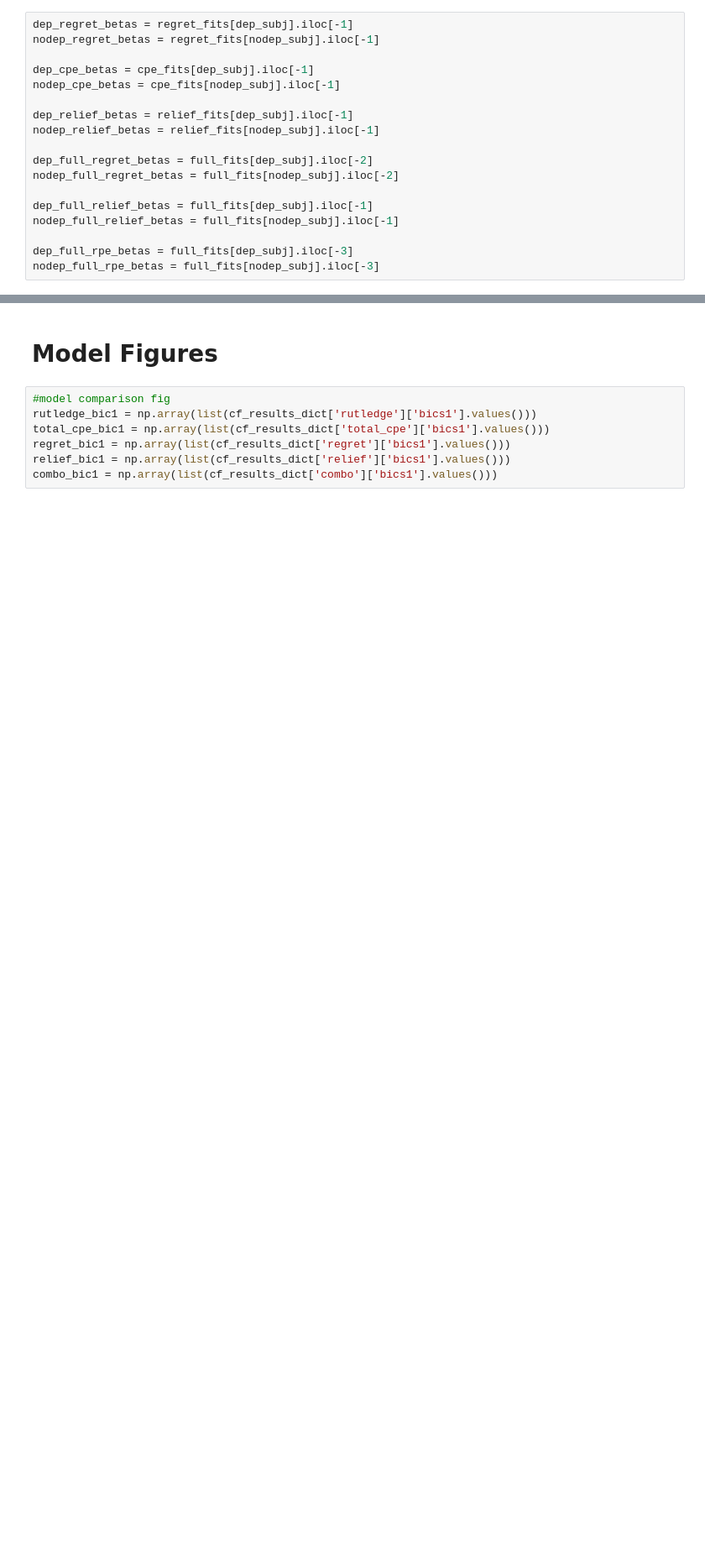
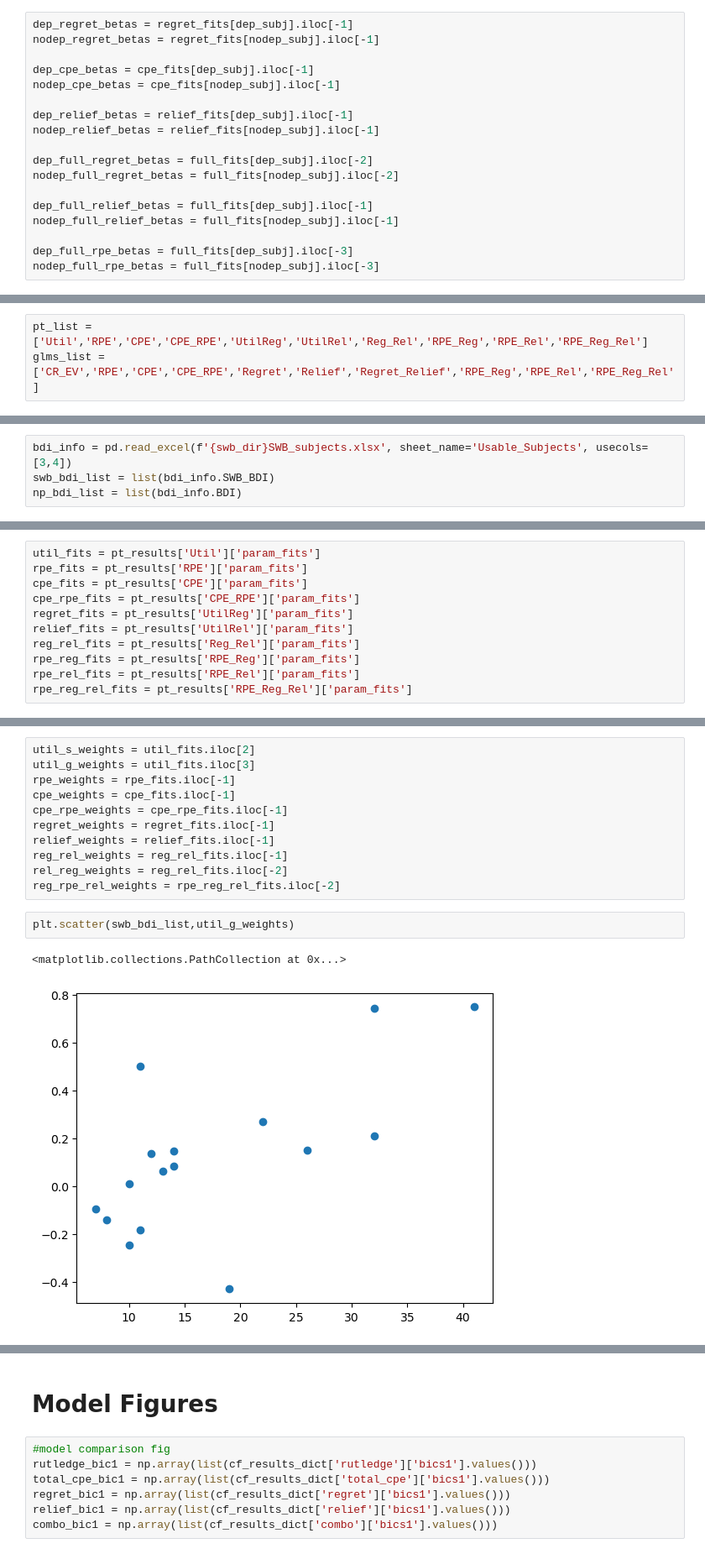
Before and after one commit to aliefink/swb_behav_models, a Jupyter notebook: scripts/swb_glms.ipynb, the cells around one changed output, grey strips where cells are left out. Shown at 84% size. Cells and saved outputs as stored; diff of their text form; blank space fills up the shorter version.

```diff
--- a/scripts/swb_glms.ipynb
+++ b/scripts/swb_glms.ipynb
@@ -1066,0 +1129,3 @@ pt8_vars = ["cr(t-1)","cr(t-2)","cr(t-3)","choice_ev(t-1)","choice_ev(t-2)","cho
+# %%
+pt_list = ['Util','RPE','CPE','CPE_RPE','UtilReg','UtilRel','Reg_Rel','RPE_Reg','RPE_Rel','RPE_Reg_Rel']
+glms_list = ['CR_EV','RPE','CPE','CPE_RPE','Regret','Relief','Regret_Relief','RPE_Reg','RPE_Rel','RPE_Reg_Rel']
@@ -1066,0 +1511,4 @@ pt8_vars = ["cr(t-1)","cr(t-2)","cr(t-3)","choice_ev(t-1)","choice_ev(t-2)","cho
+# %%
+bdi_info = pd.read_excel(f'{swb_dir}SWB_subjects.xlsx', sheet_name='Usable_Subjects', usecols=[3,4])
+swb_bdi_list = list(bdi_info.SWB_BDI)
+np_bdi_list = list(bdi_info.BDI)
@@ -1066,0 +1555,11 @@ pt8_vars = ["cr(t-1)","cr(t-2)","cr(t-3)","choice_ev(t-1)","choice_ev(t-2)","cho
+# %%
+util_fits = pt_results['Util']['param_fits']
+rpe_fits = pt_results['RPE']['param_fits']
+cpe_fits = pt_results['CPE']['param_fits']
+cpe_rpe_fits = pt_results['CPE_RPE']['param_fits']
+regret_fits = pt_results['UtilReg']['param_fits']
+relief_fits = pt_results['UtilRel']['param_fits']
+reg_rel_fits = pt_results['Reg_Rel']['param_fits']
+rpe_reg_fits = pt_results['RPE_Reg']['param_fits']
+rpe_rel_fits = pt_results['RPE_Rel']['param_fits']
+rpe_reg_rel_fits = pt_results['RPE_Reg_Rel']['param_fits']
@@ -1066,0 +1574,16 @@ pt8_vars = ["cr(t-1)","cr(t-2)","cr(t-3)","choice_ev(t-1)","choice_ev(t-2)","cho
+# %%
+util_s_weights = util_fits.iloc[2]
+util_g_weights = util_fits.iloc[3]
+rpe_weights = rpe_fits.iloc[-1]
+cpe_weights = cpe_fits.iloc[-1]
+cpe_rpe_weights = cpe_rpe_fits.iloc[-1]
+regret_weights = regret_fits.iloc[-1]
+relief_weights = relief_fits.iloc[-1]
+reg_rel_weights = reg_rel_fits.iloc[-1]
+rel_reg_weights = reg_rel_fits.iloc[-2]
+reg_rpe_rel_weights = rpe_reg_rel_fits.iloc[-2]
+# %%
+plt.scatter(swb_bdi_list,util_g_weights)
+# %% [output]
+<matplotlib.collections.PathCollection at 0x...>
+[figure, added]
```
Also changed, not shown: parts of 112 cells of this notebook, 8 other files.
